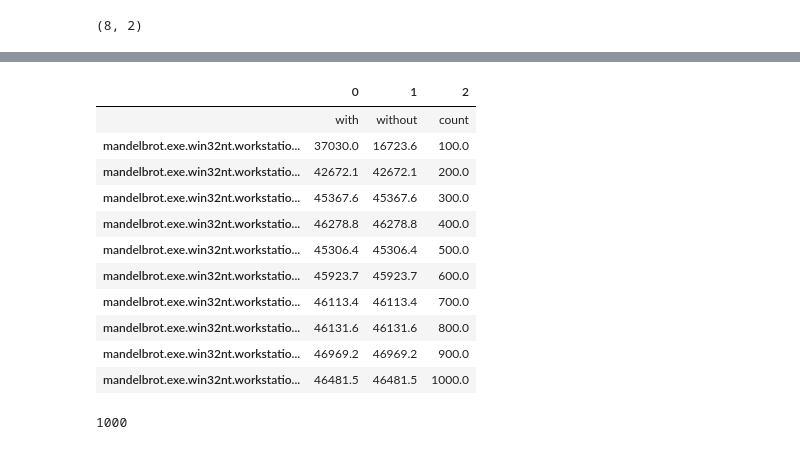
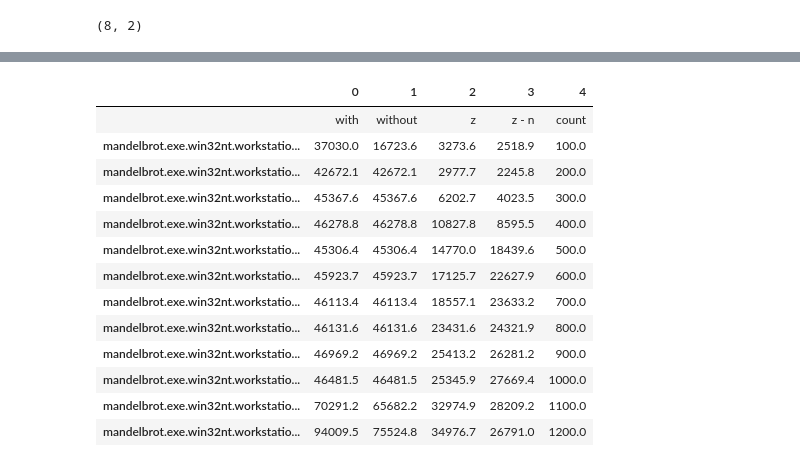
Before and after one commit to KuskIV/BDEnergy, a Jupyter notebook: analytics/different-count-analysis.ipynb, the cells around one changed output, grey strips where cells are left out. Saved outputs shown, nothing was run; the diff lists cells and outputs as text; code cells hidden in the pictures.

```diff
--- a/analytics/different-count-analysis.ipynb
+++ b/analytics/different-count-analysis.ipynb
@@ -178,6 +228,3 @@ exp = rep.get_distinct_experiments(db)
 exp.shape
 # %% [output]
 (8, 2)
-# %%
-for i in range(0, 1001, 100):
-    print(i)
@@ -306,43 +380,79 @@ Watt of Test Case
+# %%
+def  remove_outliers_z_score(df, column, limit):
+    z_score = pd.Series(np.abs((df[column] - df[column].mean()) / df[column].std()))
+
+    # identify outliers as data points with z-score > 3
+    outliers = df[column][z_score > limit]
+    # df = df.drop('z_score', axis=1)
+
+    return [
+        x for x in list(df[column]) if x not in list(outliers)
+    ]
+
+def remove_n_percent(df, column, percent):
+    data_to_order = df[column]
+
+    list(data_to_order).sort()
+    data_to_order = [x for x in data_to_order if str(x) != 'nan']
+    data_to_order
+    percent = 20
+
+    n = len(data_to_order)
+    outliers = int(n*percent/100) #may want some rounding logic if n is small
+    trimmed_data = data_to_order[outliers: n-outliers]
+
+    return trimmed_data
 # %%
 cochrans_data = {
-    "" : ["with", "without", "count"]
+    "" : ["with", "without", 'z', 'z - n', "count"]
 }
 
 Z = 1.96
 E = 0.03
 
 include_outliers = False
 
 used_df = data_df_watt
 
 for column in used_df.columns:
+    # print(column)
     used_df_without_outlisers = math_util.exclude_outliers(used_df, column)
+    used_df_without_z_score_outliers = remove_outliers_z_score(used_df, column, 1)
+
+    used_df_without_n_percent = remove_n_percent(used_df, column, 20)
+    used_df_without_n_percent = pd.DataFrame({column : used_df_without_n_percent})
+    used_df_without_z_and_n_score_outliers = remove_outliers_z_score(used_df_without_n_percent, column, 1)
 
     current_count = used_df[column].count()
 
     values = used_df_without_outlisers
     n_zero_without = math_util.get_cochran(values, Z, E)
 
+    values = used_df_without_z_score_outliers
+    n_zero_without_z_outliers = math_util.get_cochran(values, Z, E)
+
+    values = used_df_without_z_and_n_score_outliers
+    n_zero_without_z_and_n_outliers = math_util.get_cochran(values, Z, E)
+
     values = list(used_df[column])
     n_zero = math_util.get_cochran(values, Z, E)
 
-    cochrans_data[column] = [round(n_zero, 1), round(n_zero_without, 1), current_count]
+    cochrans_data[column] = [round(n_zero, 1), round(n_zero_without, 1),  round(n_zero_without_z_outliers, 1), round(n_zero_without_z_and_n_outliers, 1), current_count]
+    # cochrans_data[column] = [round(n_zero, 1), round(n_zero_without, 1),  round(n_zero_without_z_outliers, 1), current_count]
 
 pd.DataFrame(cochrans_data).T
 # %% [output]
-|  | 0 | 1 | 2 |
-|  | with | without | count |
-| mandelbrot.exe.win32nt.workstatio... | 37030.0 | 16723.6 | 100.0 |
-| mandelbrot.exe.win32nt.workstatio... | 42672.1 | 42672.1 | 200.0 |
-| mandelbrot.exe.win32nt.workstatio... | 45367.6 | 45367.6 | 300.0 |
-| mandelbrot.exe.win32nt.workstatio... | 46278.8 | 46278.8 | 400.0 |
-| mandelbrot.exe.win32nt.workstatio... | 45306.4 | 45306.4 | 500.0 |
-| mandelbrot.exe.win32nt.workstatio... | 45923.7 | 45923.7 | 600.0 |
-| mandelbrot.exe.win32nt.workstatio... | 46113.4 | 46113.4 | 700.0 |
-| mandelbrot.exe.win32nt.workstatio... | 46131.6 | 46131.6 | 800.0 |
-| mandelbrot.exe.win32nt.workstatio... | 46969.2 | 46969.2 | 900.0 |
-| mandelbrot.exe.win32nt.workstatio... | 46481.5 | 46481.5 | 1000.0 |
+|  | 0 | 1 | 2 | 3 | 4 |
+|  | with | without | z | z - n | count |
+| mandelbrot.exe.win32nt.workstatio... | 37030.0 | 16723.6 | 3273.6 | 2518.9 | 100.0 |
+| mandelbrot.exe.win32nt.workstatio... | 42672.1 | 42672.1 | 2977.7 | 2245.8 | 200.0 |
+| mandelbrot.exe.win32nt.workstatio... | 45367.6 | 45367.6 | 6202.7 | 4023.5 | 300.0 |
+| mandelbrot.exe.win32nt.workstatio... | 46278.8 | 46278.8 | 10827.8 | 8595.5 | 400.0 |
+| mandelbrot.exe.win32nt.workstatio... | 45306.4 | 45306.4 | 14770.0 | 18439.6 | 500.0 |
+| mandelbrot.exe.win32nt.workstatio... | 45923.7 | 45923.7 | 17125.7 | 22627.9 | 600.0 |
+| mandelbrot.exe.win32nt.workstatio... | 46113.4 | 46113.4 | 18557.1 | 23633.2 | 700.0 |
+| mandelbrot.exe.win32nt.workstatio... | 46131.6 | 46131.6 | 23431.6 | 24321.9 | 800.0 |
+| mandelbrot.exe.win32nt.workstatio... | 46969.2 | 46969.2 | 25413.2 | 26281.2 | 900.0 |
+| mandelbrot.exe.win32nt.workstatio... | 46481.5 | 46481.5 | 25345.9 | 27669.4 | 1000.0 |
+| mandelbrot.exe.win32nt.workstatio... | 70291.2 | 65682.2 | 32974.9 | 28209.2 | 1100.0 |
+| mandelbrot.exe.win32nt.workstatio... | 94009.5 | 75524.8 | 34976.7 | 26791.0 | 1200.0 |
-# %%
-len(used_df_without_outlisers)
-# %% [output]
-1000
```
Also changed, not shown: parts of 14 cells of this notebook, 17 other files.
